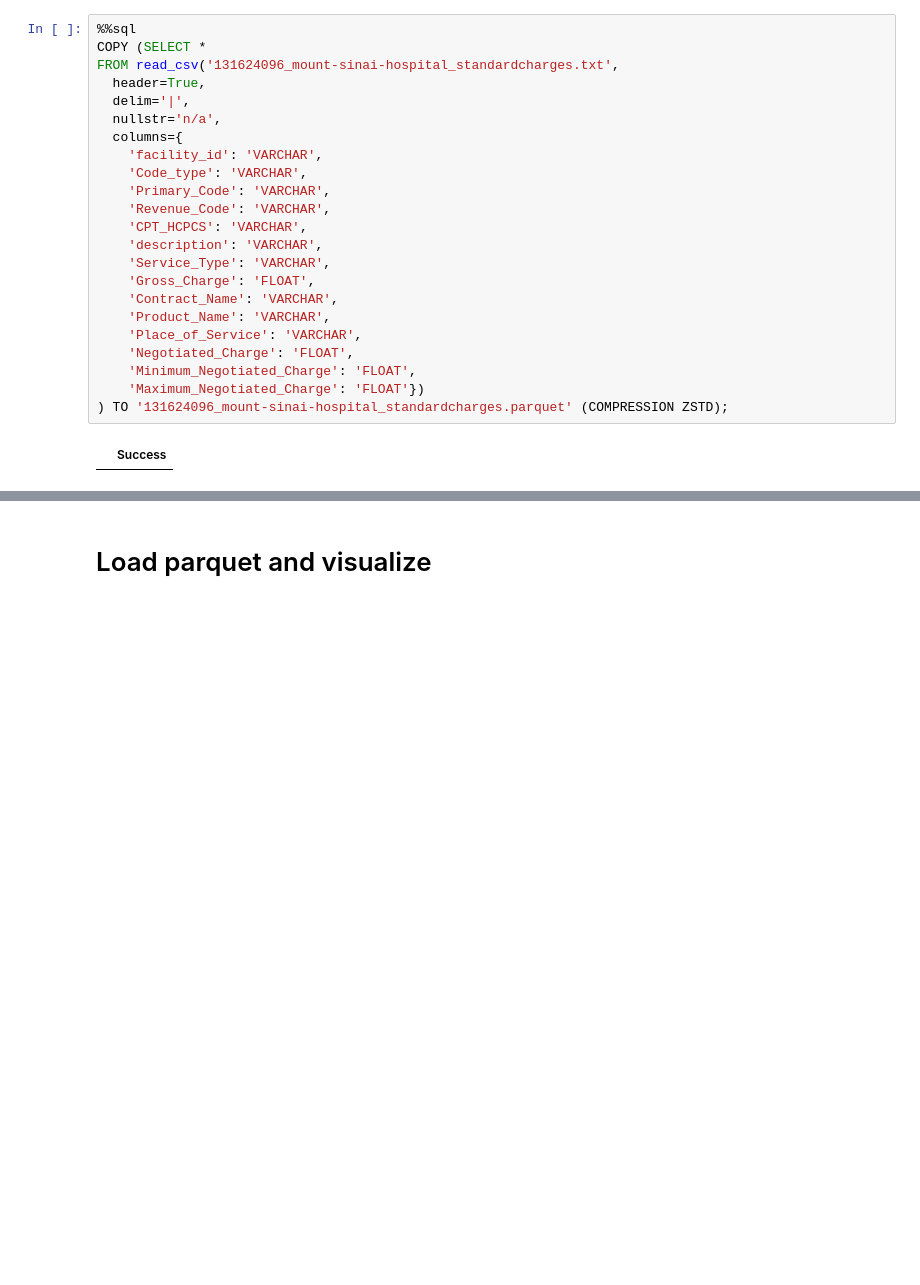
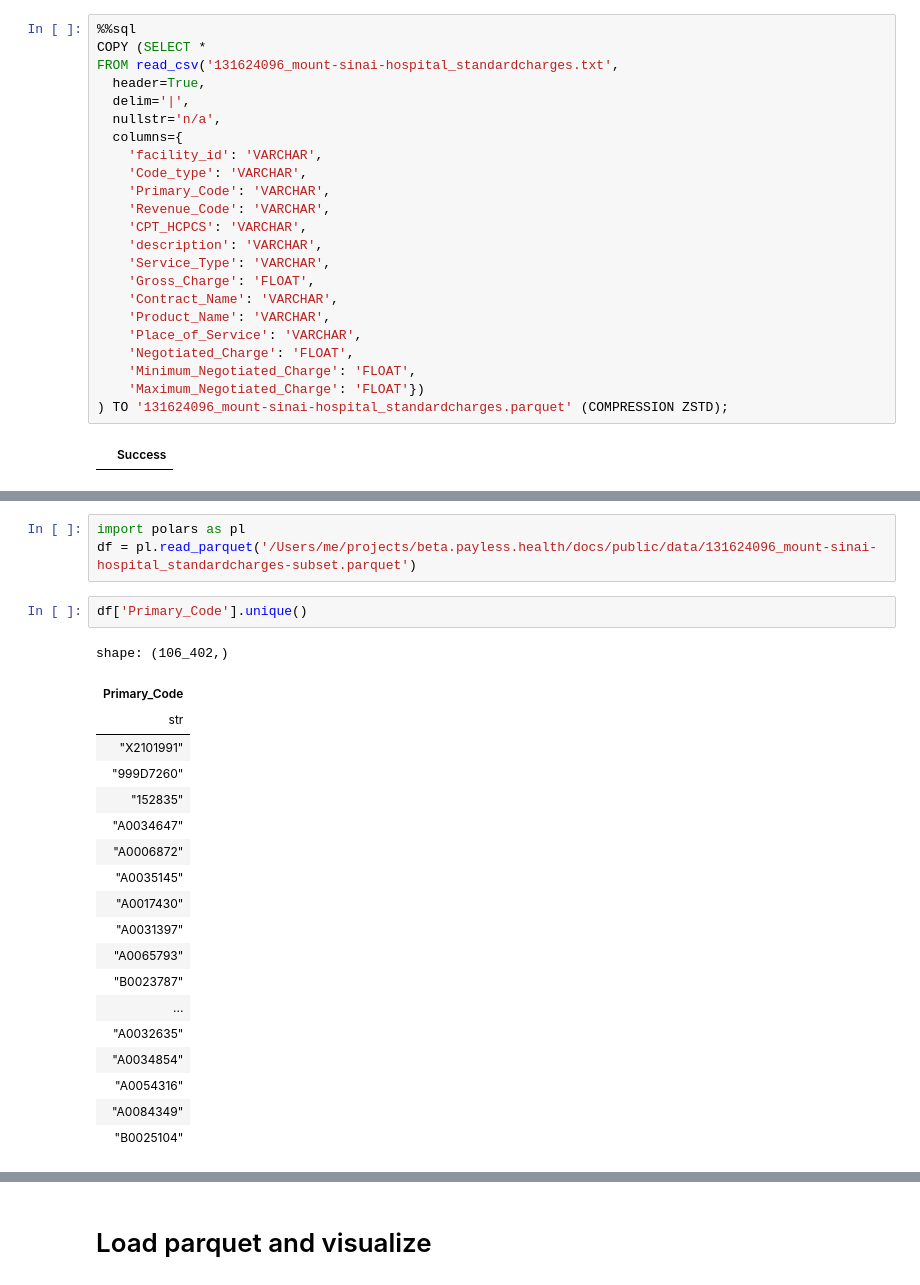
Before and after one commit to onefact/data_build_tool_payless.health, a Jupyter notebook: notebooks/230809-mount-sinai.ipynb, the cells around one changed output, grey strips where cells are left out. Drawn from its saved outputs; the diff is of its cells as text; blank space fills up the shorter version.

```diff
--- a/notebooks/230809-mount-sinai.ipynb
+++ b/notebooks/230809-mount-sinai.ipynb
@@ -252,0 +417,25 @@ FROM read_csv('131624096_mount-sinai-hospital_standardcharges.txt',
+# %%
+import polars as pl
+df = pl.read_parquet('/Users/me/projects/beta.payless.health/docs/public/data/131624096_mount-sinai-hospital_standardcharges-subset.parquet')
+# %%
+df['Primary_Code'].unique()
+# %% [output]
+shape: (106_402,)
+| Primary_Code |
+| str |
+| "X2101991" |
+| "999D7260" |
+| "152835" |
+| "A0034647" |
+| "A0006872" |
+| "A0035145" |
+| "A0017430" |
+| "A0031397" |
+| "A0065793" |
+| "B0023787" |
+| ... |
+| "A0032635" |
+| "A0034854" |
+| "A0054316" |
+| "A0084349" |
+| "B0025104" |
```
Also changed, not shown: parts of 17 cells of this notebook, 1 other file.
